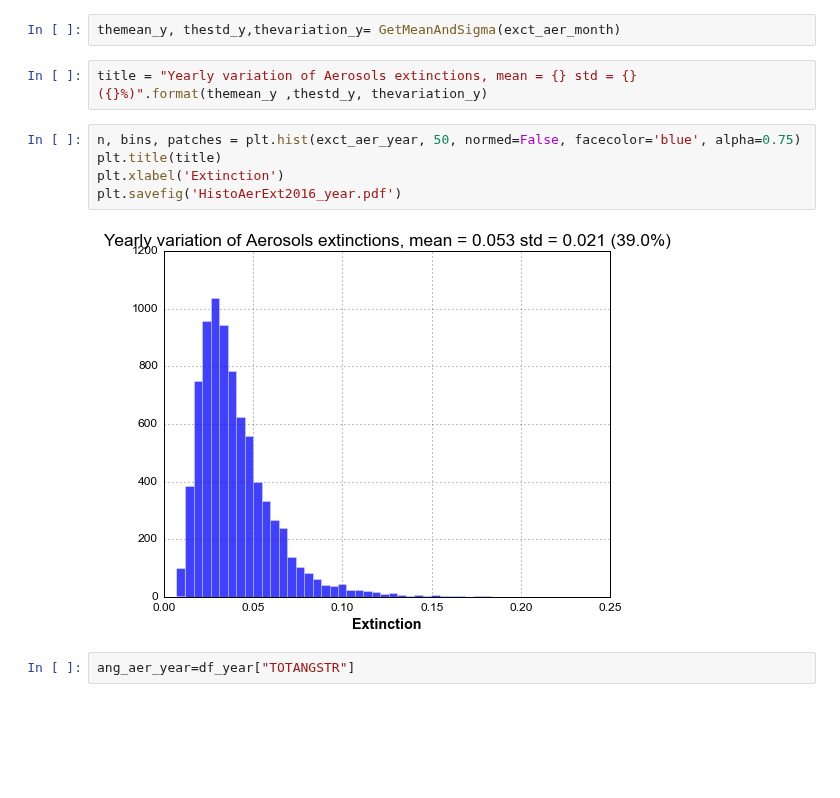
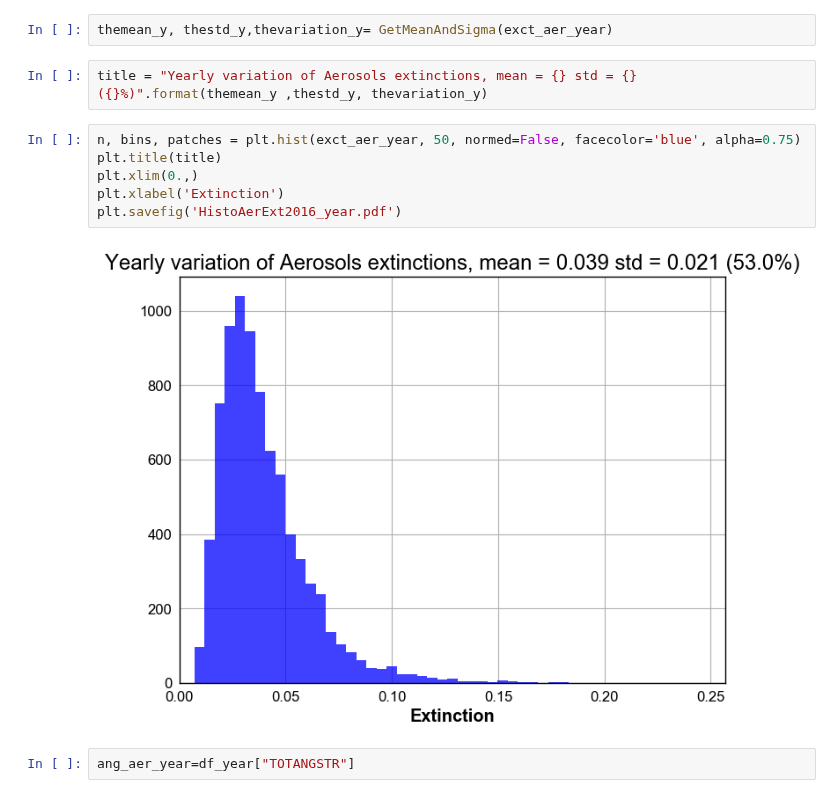
Before and after one commit to sylvielsstfr/GMAOMERRA2, a Jupyter notebook: tavg1_2d_aer_Nx_M2T1NXAER/MakeHistogramsfromAer.ipynb, the cells around one changed output. Drawn from its saved outputs; the diff is of its cells as text; blank space fills up the shorter version.

```diff
--- a/tavg1_2d_aer_Nx_M2T1NXAER/MakeHistogramsfromAer.ipynb
+++ b/tavg1_2d_aer_Nx_M2T1NXAER/MakeHistogramsfromAer.ipynb
@@ -85,16 +106,17 @@ plt.savefig('HistoAerAng2016_11.pdf')
 # %%
 exct_aer_year=df_year["TOTEXTTAU"]
 # %%
-themean_y, thestd_y,thevariation_y= GetMeanAndSigma(exct_aer_month)
+themean_y, thestd_y,thevariation_y= GetMeanAndSigma(exct_aer_year)
 # %%
 title = "Yearly variation of Aerosols extinctions, mean = {} std = {} ({}%)".format(themean_y ,thestd_y, thevariation_y)
 # %%
 n, bins, patches = plt.hist(exct_aer_year, 50, normed=False, facecolor='blue', alpha=0.75)
 plt.title(title)
+plt.xlim(0.,)
 plt.xlabel('Extinction')
 plt.savefig('HistoAerExt2016_year.pdf')
 # %% [output]
-[figure, old version]
+[figure, new version]
 # %%
 ang_aer_year=df_year["TOTANGSTR"]
 # %%
```
Also changed, not shown: parts of 5 cells of this notebook, 2 other files.
